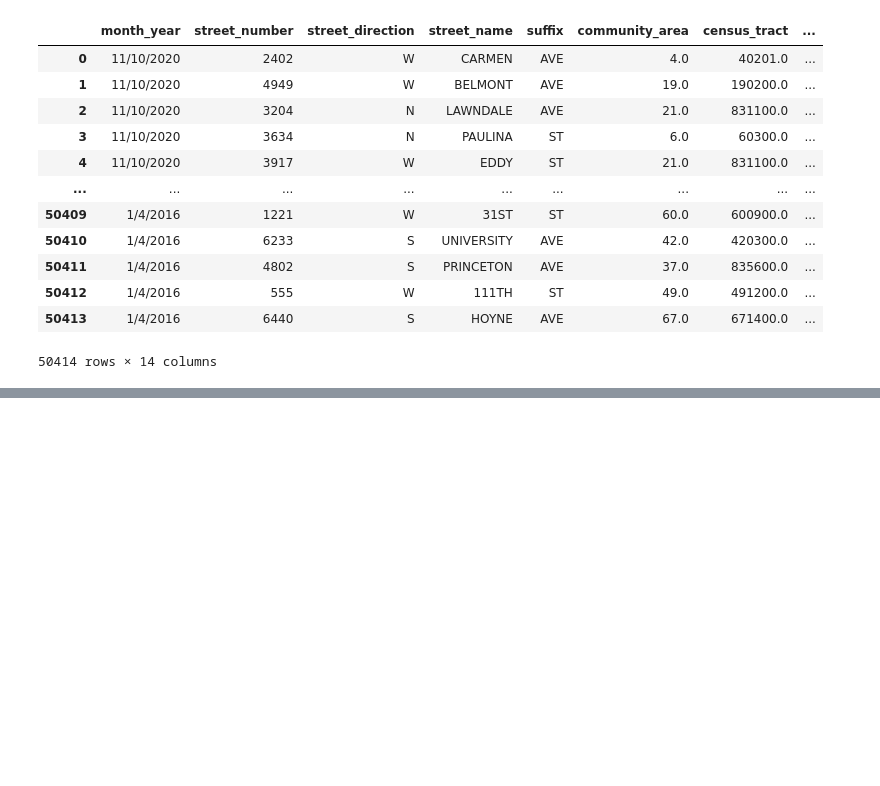
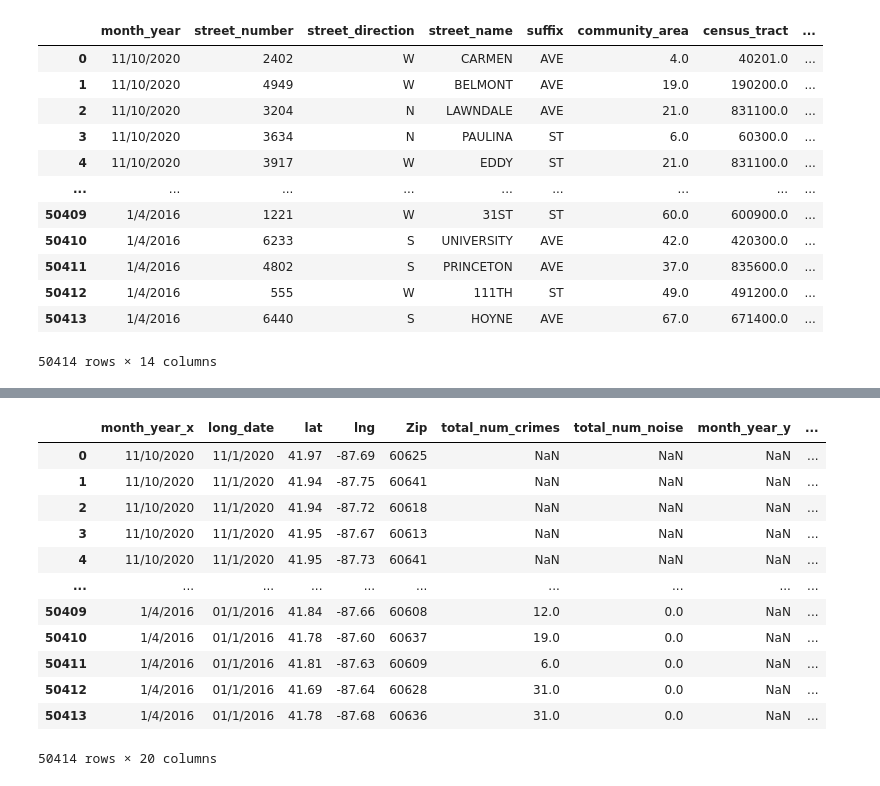
Before and after one commit to sjricketts/Project-3, a Jupyter notebook: chicago_real_estate_data.ipynb, the cells around one changed output, grey strips where cells are left out. Saved outputs shown, nothing was run; the diff lists cells and outputs as text; code cells hidden in the pictures; blank space fills up the shorter version.

Commit message:
cleanup update 2

```diff
--- a/chicago_real_estate_data.ipynb
+++ b/chicago_real_estate_data.ipynb
@@ -375,3 +412,7 @@ chi_hist_permitsREW_df
 50414 rows × 14 columns
 # %%
 chi_hist_permitsREW_df.to_csv('chi_hist_permitsREW_df.csv', index=False)
+# %%
+chiPermitsClean = "Data/chi_hist_permitsREWclean_df.csv"
+chiPermitsClean_df = pd.read_csv(chiPermitsClean,encoding='latin-1')
+chiPermitsClean_df.head()
@@ -377,0 +426,17 @@ chi_hist_permitsREW_df.to_csv('chi_hist_permitsREW_df.csv', index=False)
+# %%
+chiPermitsClean_df = pd.merge(chiPermitsClean_df, chi_hist_zip_df,  how='left', left_on=['long_date','Zip'], right_on = ['Full_date','zip_code'])
+chiPermitsClean_df
+# %% [output]
+|  | month_year_x | long_date | lat | lng | Zip | total_num_crimes | total_num_noise | month_year_y | ... |
+| 0 | 11/10/2020 | 11/1/2020 | 41.97 | -87.69 | 60625 | NaN | NaN | NaN | ... |
+| 1 | 11/10/2020 | 11/1/2020 | 41.94 | -87.75 | 60641 | NaN | NaN | NaN | ... |
+| 2 | 11/10/2020 | 11/1/2020 | 41.94 | -87.72 | 60618 | NaN | NaN | NaN | ... |
+| 3 | 11/10/2020 | 11/1/2020 | 41.95 | -87.67 | 60613 | NaN | NaN | NaN | ... |
+| 4 | 11/10/2020 | 11/1/2020 | 41.95 | -87.73 | 60641 | NaN | NaN | NaN | ... |
+| ... | ... | ... | ... | ... | ... | ... | ... | ... | ... |
+| 50409 | 1/4/2016 | 01/1/2016 | 41.84 | -87.66 | 60608 | 12.0 | 0.0 | NaN | ... |
+| 50410 | 1/4/2016 | 01/1/2016 | 41.78 | -87.60 | 60637 | 19.0 | 0.0 | NaN | ... |
+| 50411 | 1/4/2016 | 01/1/2016 | 41.81 | -87.63 | 60609 | 6.0 | 0.0 | NaN | ... |
+| 50412 | 1/4/2016 | 01/1/2016 | 41.69 | -87.64 | 60628 | 31.0 | 0.0 | NaN | ... |
+| 50413 | 1/4/2016 | 01/1/2016 | 41.78 | -87.68 | 60636 | 31.0 | 0.0 | NaN | ... |
+50414 rows × 20 columns
```
Also changed, not shown: parts of 8 cells of this notebook, 4 other files.
